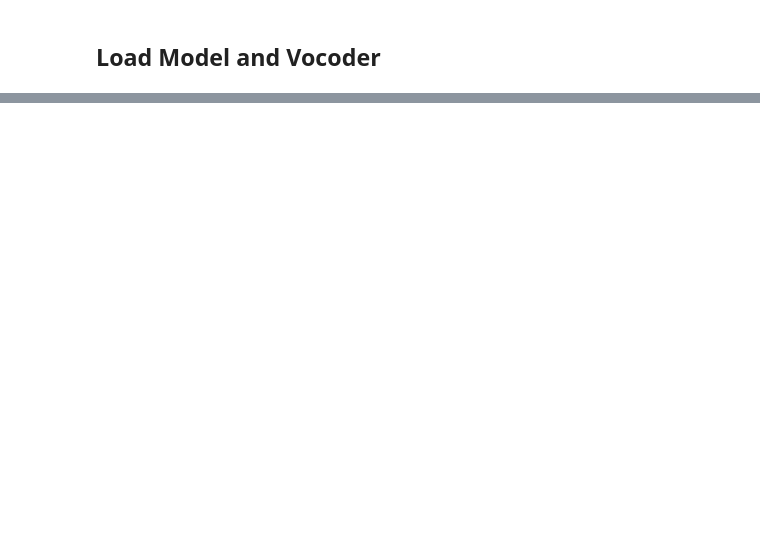
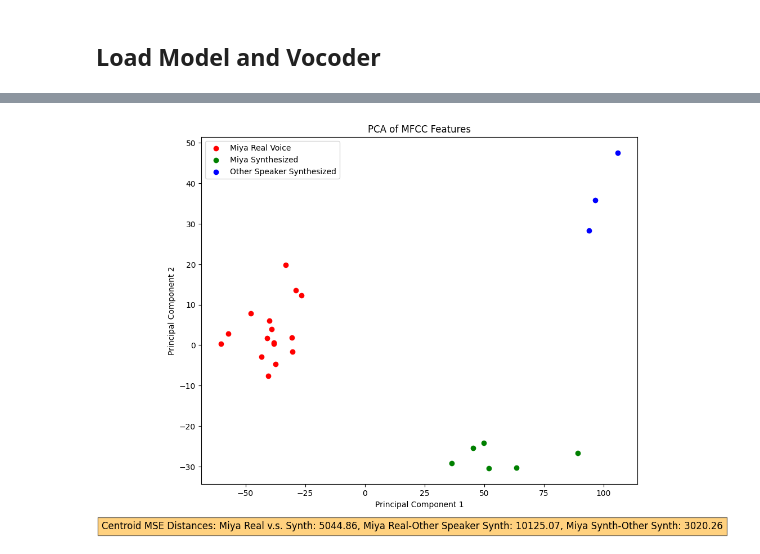
Before and after one commit to HQQHQ/FinetuneSpeechT5-Spanish, a Jupyter notebook: Play_and_Evaluate.ipynb, the cells around one changed output, grey strips where cells are left out. Cells and saved outputs as stored; diff of their text form; code cells hidden in the pictures; blank space fills up the shorter version.

```diff
--- a/Play_and_Evaluate.ipynb
+++ b/Play_and_Evaluate.ipynb
@@ -55,3 +91,70 @@ from IPython.display import Audio
 Audio(speech.numpy(), rate=16000)
 # %% [output]
 [interactive output not drawn]
+# %%
+import librosa
+import numpy as np
+from sklearn.decomposition import PCA
+import matplotlib.pyplot as plt
+import os
+
+def load_and_mfcc(filename, n_mfcc=12, sr=22050):
+    audio, sr = librosa.load(filename, sr=sr)
+    mfcc = librosa.feature.mfcc(y=audio, sr=sr, n_mfcc=n_mfcc)
+    mfcc_mean = np.mean(mfcc, axis=1)
+    return mfcc_mean
+
+def process_audio_files(directory):
+    filenames = [os.path.join(directory, f) for f in os.listdir(directory) if f.endswith('.wav')]
+    real_files = [f for f in filenames if 't' in os.path.basename(f) and os.path.basename(f).startswith('t')]
+    miya_files = [f for f in filenames if 'miyavoice_' in os.path.basename(f)]
+    other_files = [f for f in filenames if 'output' in os.path.basename(f)]
+
+    real_mfccs = np.array([load_and_mfcc(f) for f in real_files])
+    miya_mfccs = np.array([load_and_mfcc(f) for f in miya_files])
+    other_mfccs = np.array([load_and_mfcc(f) for f in other_files])
+
+    return real_mfccs, miya_mfccs, other_mfccs
+
+def perform_pca_and_plot(mfcc_data, real_len, miya_len, other_len):
+    pca = PCA(n_components=2)
+    pca_features = pca.fit_transform(mfcc_data)
+
+    colors = ['red', 'green', 'blue']
+    groups = ['Miya Real Voice', 'Miya Synthesized', 'Other Speaker Synthesized']
+
+    plt.figure(figsize=(10, 8))
+    plt.scatter(pca_features[:real_len, 0], pca_features[:real_len, 1], c=colors[0], label=groups[0])
+    plt.scatter(pca_features[real_len:real_len+miya_len, 0], pca_features[real_len:real_len+miya_len, 1], c=colors[1], label=groups[1])
+    plt.scatter(pca_features[-other_len:, 0], pca_features[-other_len:, 1], c=colors[2], label=groups[2])
+
+    plt.xlabel('Principal Component 1')
+    plt.ylabel('Principal Component 2')
+    plt.title('PCA of MFCC Features')
+    plt.legend()
+
+    # Calculate centroids and MSE
+    centroid_real = np.mean(pca_features[:real_len], axis=0)
+    centroid_miya = np.mean(pca_features[real_len:real_len+miya_len], axis=0)
+    centroid_other = np.mean(pca_features[-other_len:], axis=0)
+
+    mse_real_miya = np.mean((centroid_real - centroid_miya) ** 2)
+    mse_real_other = np.mean((centroid_real - centroid_other) ** 2)
+    mse_miya_other = np.mean((centroid_miya - centroid_other) ** 2)
+
+    mse_text = f"Centroid MSE Distances: Miya Real v.s. Synth: {mse_real_miya:.2f}, Miya Real-Other Speaker Synth: {mse_real_other:.2f}, Miya Synth-Other Synth: {mse_miya_other:.2f}"
+    plt.figtext(0.5, 0.01, mse_text, ha="center", fontsize=12, bbox={"facecolor":"orange", "alpha":0.5, "pad":5})
+
+    plt.show()
+
+def main():
+    directory = 'content/'
+    real_mfccs, miya_mfccs, other_mfccs = process_audio_files(directory)
+
+    all_mfcc_data = np.vstack((real_mfccs, miya_mfccs, other_mfccs))
+    perform_pca_and_plot(all_mfcc_data, len(real_mfccs), len(miya_mfccs), len(other_mfccs))
+
+if __name__ == "__main__":
+    main()
+# %% [output]
+[figure, added]
```
Also changed, not shown: parts of 3 cells of this notebook.
